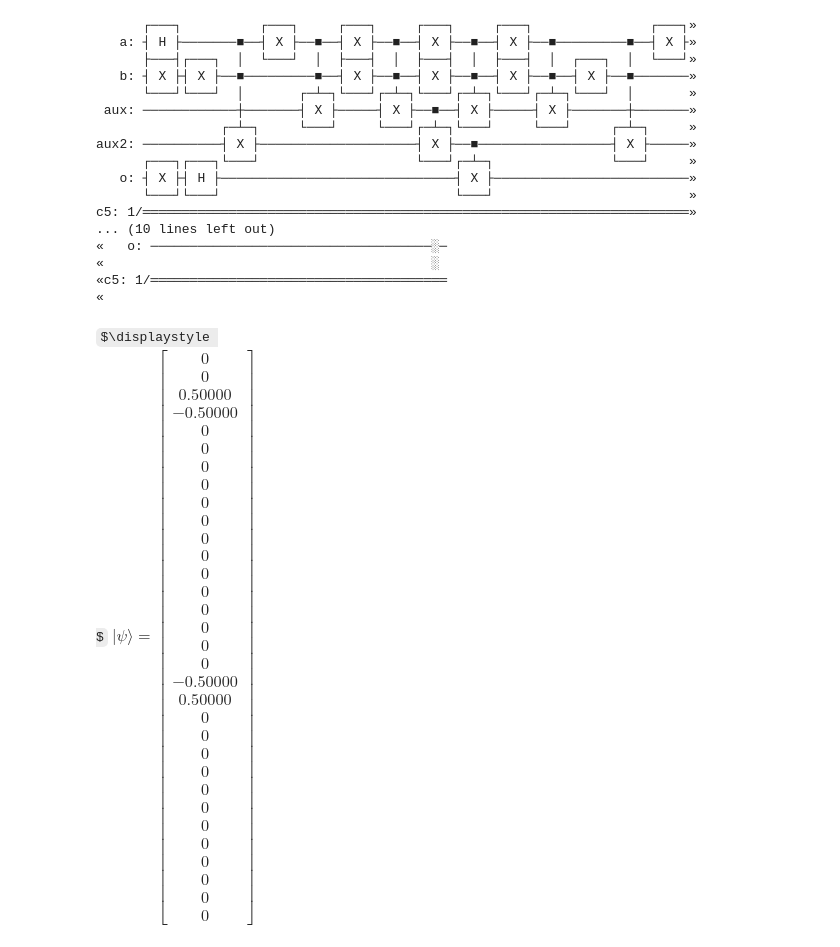
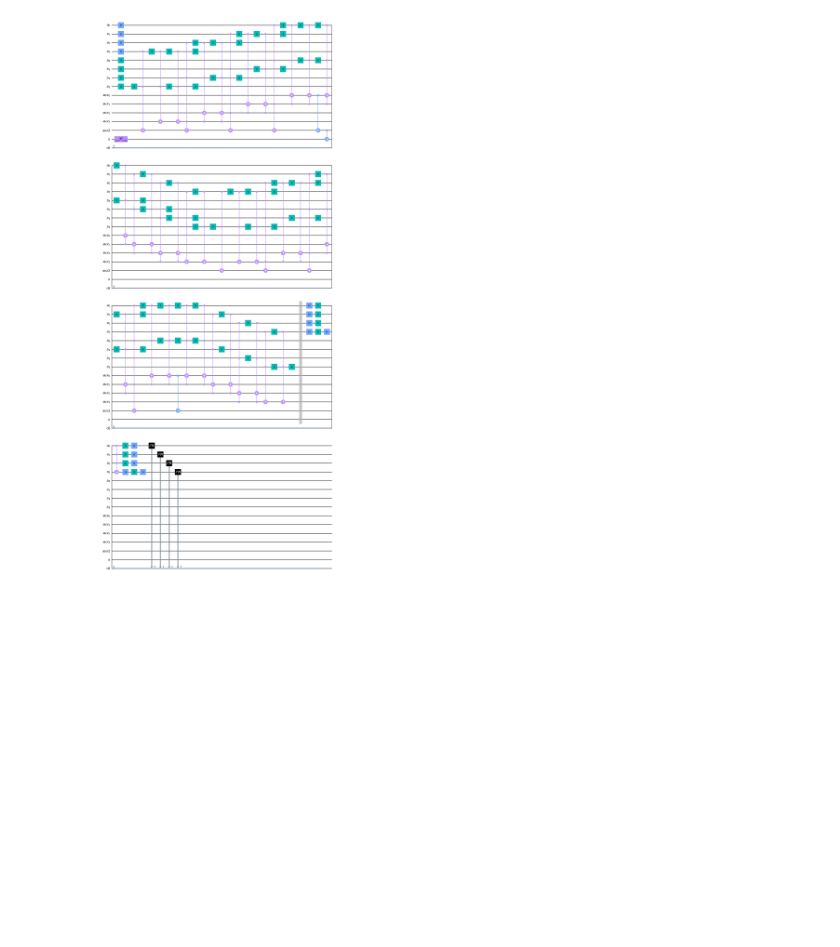
Before and after one commit to JohnBurke4/Fourth-Year-Project, a Jupyter notebook: Comparison.ipynb, the cells around one changed output. Saved outputs shown, nothing was run; the diff lists cells and outputs as text; code cells hidden in the pictures; some formulas as TeX source; blank space fills up the shorter version.

```diff
--- a/Comparison.ipynb
+++ b/Comparison.ipynb
@@ -113,46 +135,36 @@ def diffuser(a, nqubits):
 # %%
 a = "01"
-b = "1"
+b = "1000"
 
-n = 1
+n = 4
 regA = QuantumRegister(n, name="a")
 regB = QuantumRegister(n, name="b")
 regAux = QuantumRegister(n, name="aux")
 regAux2 = QuantumRegister(1, name="aux2")
 regO = QuantumRegister(1, name="o")
 
 output = ClassicalRegister(n)
 
-qc = QuantumCircuit(regA, regB, regAux, regAux2, regO, output)
+qc = QuantumCircuit(regA, regB, regAux, regAux2, output, regO)
 
 # Turning output to state |->
-qc.x(regO)
-qc.h(regO)
+qc.initialize([1, -1]/np.sqrt(2), regO)
+# qc.x(regO)
+# qc.h(regO)
 initilizeQubits(qc, b, regB, n)
 qc.h(regA)
 comparisonOracle(qc, regA, regB, regAux, regAux2, regO, n)
+initilizeQubits(qc, b, regB, n)
 qc.barrier()
+# comparisonOracle(qc, regA, regB, regAux, regAux2, regO, n)
+# qc.barrier()
+diffuser(qc, regA, n)
 # qc.append(diffuser(n), regA)
 # qc.measure(regA, output)
-qc.draw()
+# qc.measure_all()
+qc.draw('mpl')
 # %% [output]
-      ┌───┐          ┌───┐     ┌───┐     ┌───┐     ┌───┐               ┌───┐»
-   a: ┤ H ├───────■──┤ X ├──■──┤ X ├──■──┤ X ├──■──┤ X ├──■─────────■──┤ X ├»
-      ├───┤┌───┐  │  └───┘  │  ├───┤  │  ├───┤  │  ├───┤  │  ┌───┐  │  └───┘»
-   b: ┤ X ├┤ X ├──■─────────■──┤ X ├──■──┤ X ├──■──┤ X ├──■──┤ X ├──■───────»
-      └───┘└───┘  │       ┌─┴─┐└───┘┌─┴─┐└───┘┌─┴─┐└───┘┌─┴─┐└───┘  │       »
- aux: ────────────┼───────┤ X ├─────┤ X ├──■──┤ X ├─────┤ X ├───────┼───────»
-                ┌─┴─┐     └───┘     └───┘┌─┴─┐└───┘     └───┘     ┌─┴─┐     »
-aux2: ──────────┤ X ├────────────────────┤ X ├──■─────────────────┤ X ├─────»
-      ┌───┐┌───┐└───┘                    └───┘┌─┴─┐               └───┘     »
-   o: ┤ X ├┤ H ├──────────────────────────────┤ X ├─────────────────────────»
-      └───┘└───┘                              └───┘                         »
-c5: 1/══════════════════════════════════════════════════════════════════════»
-... (10 lines left out)
-«   o: ────────────────────────────────────░─
-«                                          ░
-«c5: 1/══════════════════════════════════════
-«
+[figure, added]
 # %%
 # Measure
 aer_sim = Aer.get_backend('aer_simulator')
@@ -164,45 +176,10 @@ result = aer_sim.run(qobj).result()
 statevec = result.get_statevector()
 # partial_density_matrix = partial_trace(statevec, [1, 2])
 
-# # extract the statevector out of the density matrix
+# extract the statevector out of the density matrix
 # partial_statevector = np.diagonal(partial_density_matrix)
 # print(partial_statevector)
 from qiskit_textbook.tools import vector2latex
 vector2latex(statevec, pretext="|\\psi\\rangle =")
-# %% [output]
-$\displaystyle
-$$ |\psi\rangle =\begin{bmatrix}
-0 \\
-0 \\
-0.50000 \\
--0.50000 \\
-0 \\
-0 \\
-0 \\
-0 \\
-0 \\
-0 \\
-0 \\
-0 \\
-0 \\
-0 \\
-0 \\
-0 \\
-0 \\
-0 \\
--0.50000 \\
-0.50000 \\
-0 \\
-0 \\
-0 \\
-0 \\
-0 \\
-0 \\
-0 \\
-0 \\
-0 \\
-0 \\
-0 \\
-0\end{bmatrix} $
 # %%
 pip install git+https://github.com/qiskit-community/qiskit-textbook.git#subdirectory=qiskit-textbook-src
```
Also changed, not shown: parts of 6 cells of this notebook, 4 other files.
